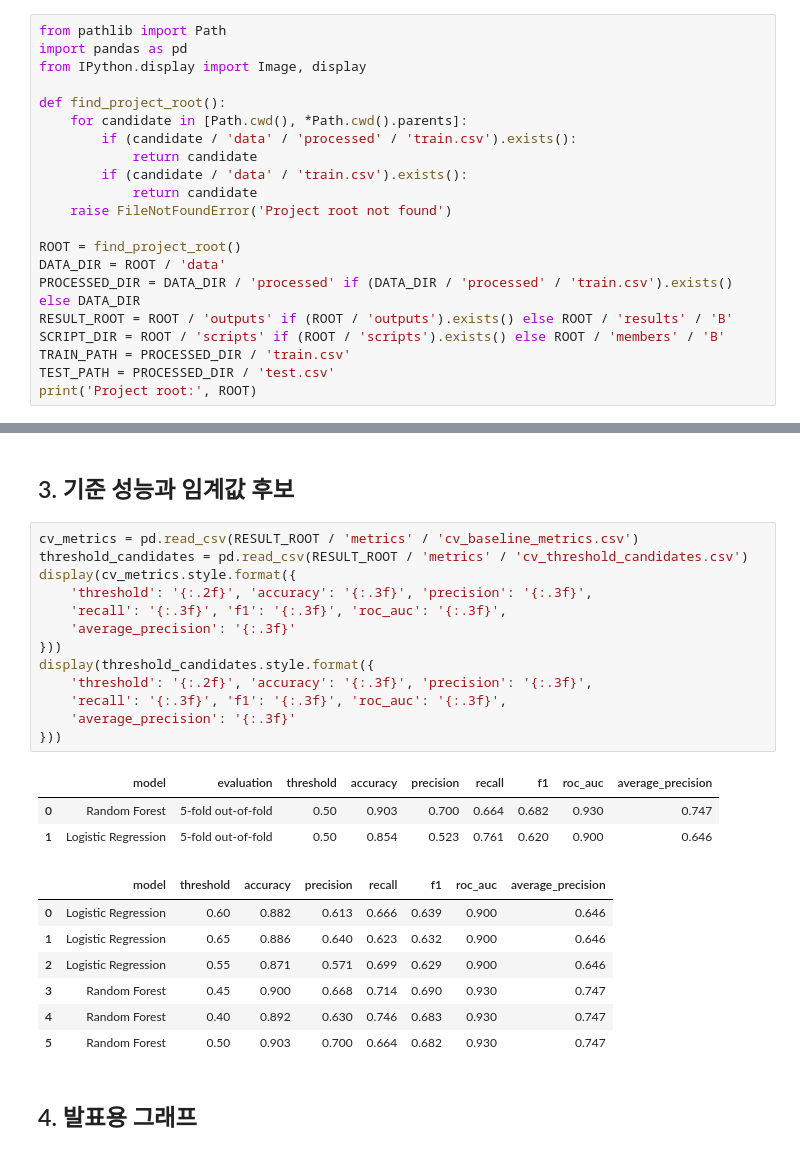
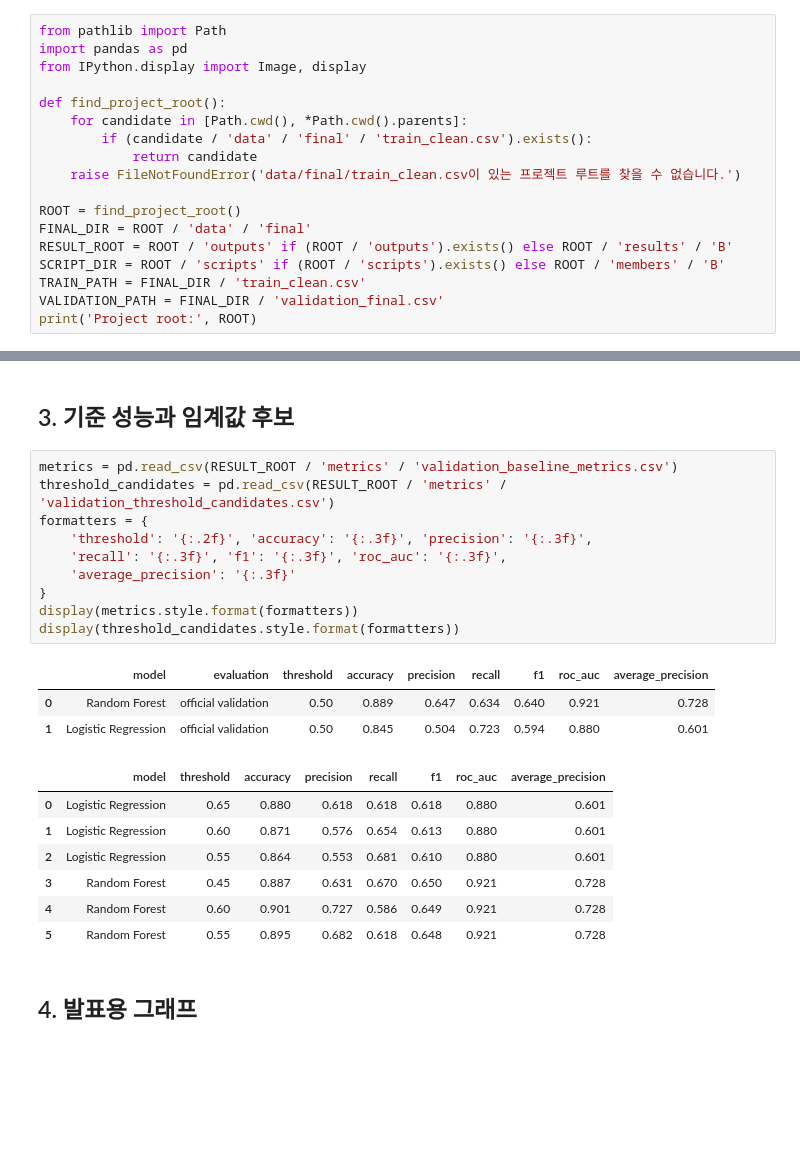
Before and after one commit to JAEMOON-LEEE/AI-Engineering, a Jupyter notebook: members/B/B_baseline_evaluation.ipynb, the cells around one changed output, grey strips where cells are left out. Saved outputs shown, nothing was run; the diff lists cells and outputs as text; blank space fills up the shorter version.

```diff
--- a/members/B/B_baseline_evaluation.ipynb
+++ b/members/B/B_baseline_evaluation.ipynb
@@ -9,18 +9,15 @@ from IPython.display import Image, display
 
 def find_project_root():
     for candidate in [Path.cwd(), *Path.cwd().parents]:
-        if (candidate / 'data' / 'processed' / 'train.csv').exists():
+        if (candidate / 'data' / 'final' / 'train_clean.csv').exists():
             return candidate
-        if (candidate / 'data' / 'train.csv').exists():
-            return candidate
-    raise FileNotFoundError('Project root not found')
+    raise FileNotFoundError('data/final/train_clean.csv이 있는 프로젝트 루트를 찾을 수 없습니다.')
 
 ROOT = find_project_root()
-DATA_DIR = ROOT / 'data'
-PROCESSED_DIR = DATA_DIR / 'processed' if (DATA_DIR / 'processed' / 'train.csv').exists() else DATA_DIR
+FINAL_DIR = ROOT / 'data' / 'final'
 RESULT_ROOT = ROOT / 'outputs' if (ROOT / 'outputs').exists() else ROOT / 'results' / 'B'
 SCRIPT_DIR = ROOT / 'scripts' if (ROOT / 'scripts').exists() else ROOT / 'members' / 'B'
-TRAIN_PATH = PROCESSED_DIR / 'train.csv'
-TEST_PATH = PROCESSED_DIR / 'test.csv'
+TRAIN_PATH = FINAL_DIR / 'train_clean.csv'
+VALIDATION_PATH = FINAL_DIR / 'validation_final.csv'
 print('Project root:', ROOT)
 # %% [output]
@@ -77,29 +75,26 @@ Saved outputs under: /Users/feel1p/Desktop/인공지능 ᄀ
 # %% [markdown]
 ## 3. 기준 성능과 임계값 후보
 # %%
-cv_metrics = pd.read_csv(RESULT_ROOT / 'metrics' / 'cv_baseline_metrics.csv')
-threshold_candidates = pd.read_csv(RESULT_ROOT / 'metrics' / 'cv_threshold_candidates.csv')
-display(cv_metrics.style.format({
+metrics = pd.read_csv(RESULT_ROOT / 'metrics' / 'validation_baseline_metrics.csv')
+threshold_candidates = pd.read_csv(RESULT_ROOT / 'metrics' / 'validation_threshold_candidates.csv')
+formatters = {
     'threshold': '{:.2f}', 'accuracy': '{:.3f}', 'precision': '{:.3f}',
     'recall': '{:.3f}', 'f1': '{:.3f}', 'roc_auc': '{:.3f}',
     'average_precision': '{:.3f}'
-}))
-display(threshold_candidates.style.format({
-    'threshold': '{:.2f}', 'accuracy': '{:.3f}', 'precision': '{:.3f}',
-    'recall': '{:.3f}', 'f1': '{:.3f}', 'roc_auc': '{:.3f}',
-    'average_precision': '{:.3f}'
-}))
+}
+display(metrics.style.format(formatters))
+display(threshold_candidates.style.format(formatters))
 # %% [output]
 |  | model | evaluation | threshold | accuracy | precision | recall | f1 | roc_auc | average_precision |
-| 0 | Random Forest | 5-fold out-of-fold | 0.50 | 0.903 | 0.700 | 0.664 | 0.682 | 0.930 | 0.747 |
-| 1 | Logistic Regression | 5-fold out-of-fold | 0.50 | 0.854 | 0.523 | 0.761 | 0.620 | 0.900 | 0.646 |
+| 0 | Random Forest | official validation | 0.50 | 0.889 | 0.647 | 0.634 | 0.640 | 0.921 | 0.728 |
+| 1 | Logistic Regression | official validation | 0.50 | 0.845 | 0.504 | 0.723 | 0.594 | 0.880 | 0.601 |
 |  | model | threshold | accuracy | precision | recall | f1 | roc_auc | average_precision |
-| 0 | Logistic Regression | 0.60 | 0.882 | 0.613 | 0.666 | 0.639 | 0.900 | 0.646 |
-| 1 | Logistic Regression | 0.65 | 0.886 | 0.640 | 0.623 | 0.632 | 0.900 | 0.646 |
-| 2 | Logistic Regression | 0.55 | 0.871 | 0.571 | 0.699 | 0.629 | 0.900 | 0.646 |
-| 3 | Random Forest | 0.45 | 0.900 | 0.668 | 0.714 | 0.690 | 0.930 | 0.747 |
-| 4 | Random Forest | 0.40 | 0.892 | 0.630 | 0.746 | 0.683 | 0.930 | 0.747 |
-| 5 | Random Forest | 0.50 | 0.903 | 0.700 | 0.664 | 0.682 | 0.930 | 0.747 |
+| 0 | Logistic Regression | 0.65 | 0.880 | 0.618 | 0.618 | 0.618 | 0.880 | 0.601 |
+| 1 | Logistic Regression | 0.60 | 0.871 | 0.576 | 0.654 | 0.613 | 0.880 | 0.601 |
+| 2 | Logistic Regression | 0.55 | 0.864 | 0.553 | 0.681 | 0.610 | 0.880 | 0.601 |
+| 3 | Random Forest | 0.45 | 0.887 | 0.631 | 0.670 | 0.650 | 0.921 | 0.728 |
+| 4 | Random Forest | 0.60 | 0.901 | 0.727 | 0.586 | 0.649 | 0.921 | 0.728 |
+| 5 | Random Forest | 0.55 | 0.895 | 0.682 | 0.618 | 0.648 | 0.921 | 0.728 |
 # %% [markdown]
 ## 4. 발표용 그래프
 # %%
```
Also changed, not shown: parts of 13 cells of this notebook, 3 other files.
